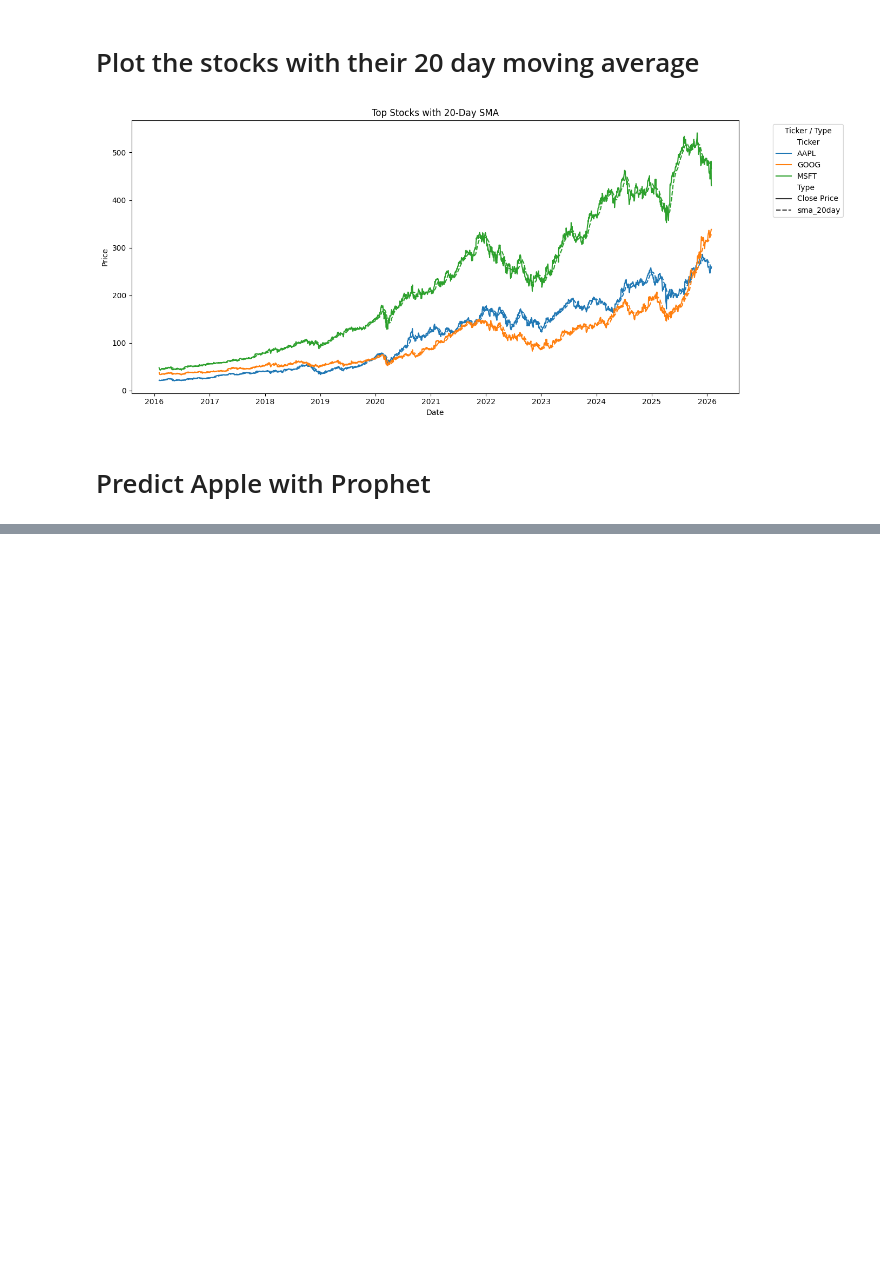
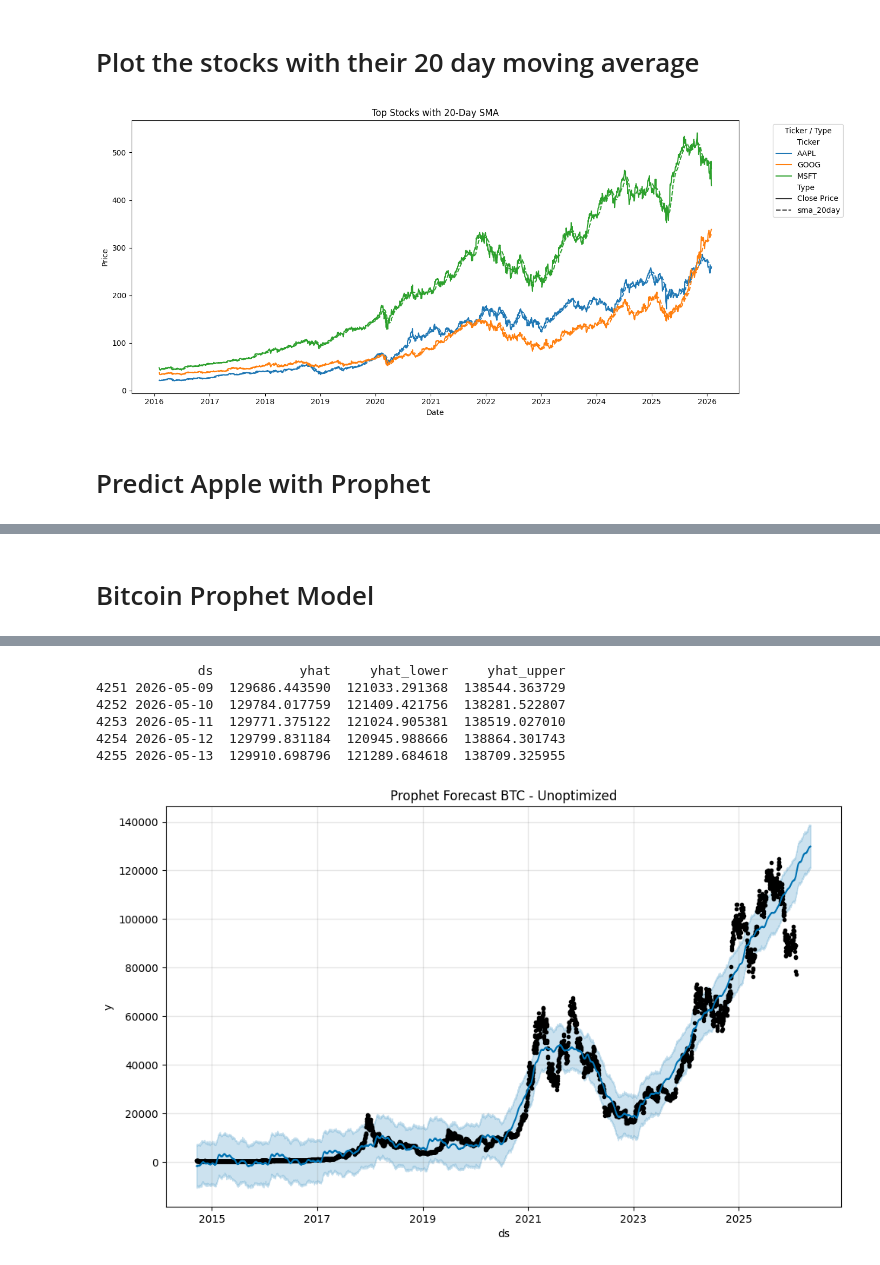
Before and after one commit to nicksalem/2026_github_projects, a Jupyter notebook: finance_time_series_forecasting/finance.ipynb, the cells around one changed output, grey strips where cells are left out. Saved outputs shown, nothing was run; the diff lists cells and outputs as text; code cells hidden in the pictures; blank space fills up the shorter version.

```diff
--- a/finance_time_series_forecasting/finance.ipynb
+++ b/finance_time_series_forecasting/finance.ipynb
@@ -193,0 +316,6 @@ ValueError: An error occurred when parsing Stan csv C:\Users\nick\AppData\Local\
+# %%
+import yfinance as yf
+
+# Pull historical Bitcoin data
+btc = yf.download("BTC-USD", period="20y", interval="1d")
+print(btc.head())
@@ -193,0 +332,4 @@ ValueError: An error occurred when parsing Stan csv C:\Users\nick\AppData\Local\
+# %%
+btc_df = np.round(btc.unstack().reset_index().rename(columns={0:'Price Dollars', 'Price':'Data Type'}),2).copy()
+
+btc_df.head()
@@ -193,0 +343,25 @@ ValueError: An error occurred when parsing Stan csv C:\Users\nick\AppData\Local\
+# %%
+btc_df_close = btc_df[btc_df['Data Type'] == 'Close'].copy()
+# %%
+btc_prophet = btc_df_close[['Date','Price Dollars']].rename(columns={'Date':'ds', 'Price Dollars':'y'})
+# %% [markdown]
+# Bitcoin Prophet Model
+# %%
+# Initialize model
+model_btc = Prophet(daily_seasonality=True)
+model_btc.fit(btc_prophet)
+
+# --- Step 3: Create future_btc dataframe (100 days ahead) ---
+future_btc = model_btc.make_future_dataframe(periods=100)
+
+# --- Step 4: Predict ---
+forecast_btc = model_btc.predict(future_btc)
+
+# --- Step 5: Inspect results ---
+print(forecast_btc[['ds', 'yhat', 'yhat_lower', 'yhat_upper']].tail())
+
+# --- Step 6: Optional: plot forecast_btc ---
+fig1 = model_btc.plot(forecast_btc)
+plt.title("Prophet Forecast BTC - Unoptimized")
+plt.show()
+# %% [output]
@@ -193,0 +370,7 @@ ValueError: An error occurred when parsing Stan csv C:\Users\nick\AppData\Local\
+             ds           yhat     yhat_lower     yhat_upper
+4251 2026-05-09  129686.443590  121033.291368  138544.363729
+4252 2026-05-10  129784.017759  121409.421756  138281.522807
+4253 2026-05-11  129771.375122  121024.905381  138519.027010
+4254 2026-05-12  129799.831184  120945.988666  138864.301743
+4255 2026-05-13  129910.698796  121289.684618  138709.325955
+[figure, added]
```
Also changed, not shown: parts of 42 cells of this notebook.
